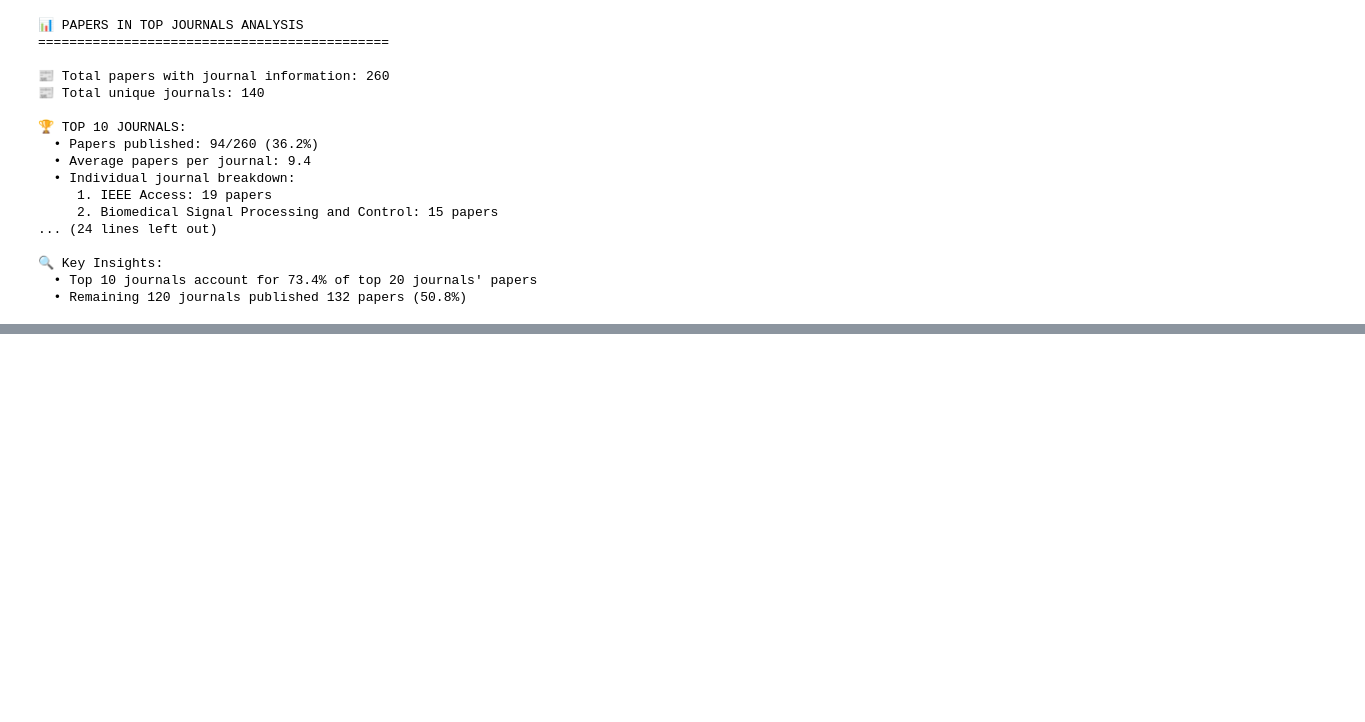
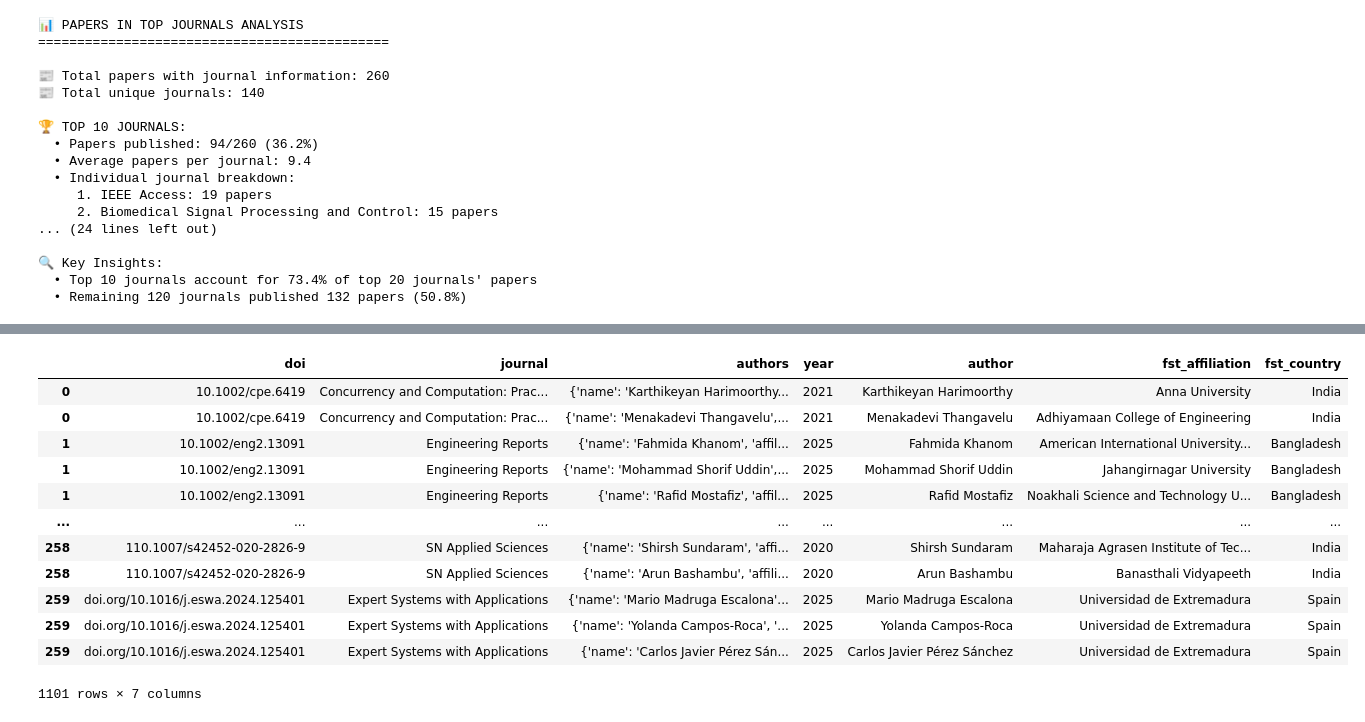
Before and after one commit to LuisGiraldo86/voice_parkinson_database, a Jupyter notebook: analysis_notebooks/01-bibliographical_study.ipynb, the cells around one changed output, grey strips where cells are left out. Drawn from its saved outputs; the diff is of its cells as text; code cells hidden in the pictures; blank space fills up the shorter version.

```diff
--- a/analysis_notebooks/01-bibliographical_study.ipynb
+++ b/analysis_notebooks/01-bibliographical_study.ipynb
@@ -518,0 +573,20 @@ plt.show()
+# %%
+authors_df = papers_df.explode('authors')
+authors_df["author"] = authors_df["authors"].apply(lambda x: x['name'])
+authors_df['fst_affiliation'] = authors_df["authors"].apply(lambda x: get_affiliation(x))
+authors_df['fst_country'] = authors_df["authors"].apply(lambda x: get_country(x))
+authors_df
+# %% [output]
+|  | doi | journal | authors | year | author | fst_affiliation | fst_country |
+| 0 | 10.1002/cpe.6419 | Concurrency and Computation: Prac... | {'name': 'Karthikeyan Harimoorthy... | 2021 | Karthikeyan Harimoorthy | Anna University | India |
+| 0 | 10.1002/cpe.6419 | Concurrency and Computation: Prac... | {'name': 'Menakadevi Thangavelu',... | 2021 | Menakadevi Thangavelu | Adhiyamaan College of Engineering | India |
+| 1 | 10.1002/eng2.13091 | Engineering Reports | {'name': 'Fahmida Khanom', 'affil... | 2025 | Fahmida Khanom | American International University... | Bangladesh |
+| 1 | 10.1002/eng2.13091 | Engineering Reports | {'name': 'Mohammad Shorif Uddin',... | 2025 | Mohammad Shorif Uddin | Jahangirnagar University | Bangladesh |
+| 1 | 10.1002/eng2.13091 | Engineering Reports | {'name': 'Rafid Mostafiz', 'affil... | 2025 | Rafid Mostafiz | Noakhali Science and Technology U... | Bangladesh |
+| ... | ... | ... | ... | ... | ... | ... | ... |
+| 258 | 110.1007/s42452-020-2826-9 | SN Applied Sciences | {'name': 'Shirsh Sundaram', 'affi... | 2020 | Shirsh Sundaram | Maharaja Agrasen Institute of Tec... | India |
+| 258 | 110.1007/s42452-020-2826-9 | SN Applied Sciences | {'name': 'Arun Bashambu', 'affili... | 2020 | Arun Bashambu | Banasthali Vidyapeeth | India |
+| 259 | doi.org/10.1016/j.eswa.2024.125401 | Expert Systems with Applications | {'name': 'Mario Madruga Escalona'... | 2025 | Mario Madruga Escalona | Universidad de Extremadura | Spain |
+| 259 | doi.org/10.1016/j.eswa.2024.125401 | Expert Systems with Applications | {'name': 'Yolanda Campos-Roca', '... | 2025 | Yolanda Campos-Roca | Universidad de Extremadura | Spain |
+| 259 | doi.org/10.1016/j.eswa.2024.125401 | Expert Systems with Applications | {'name': 'Carlos Javier Pérez Sán... | 2025 | Carlos Javier Pérez Sánchez | Universidad de Extremadura | Spain |
+1101 rows × 7 columns
```
Also changed, not shown: parts of 9 cells of this notebook.
